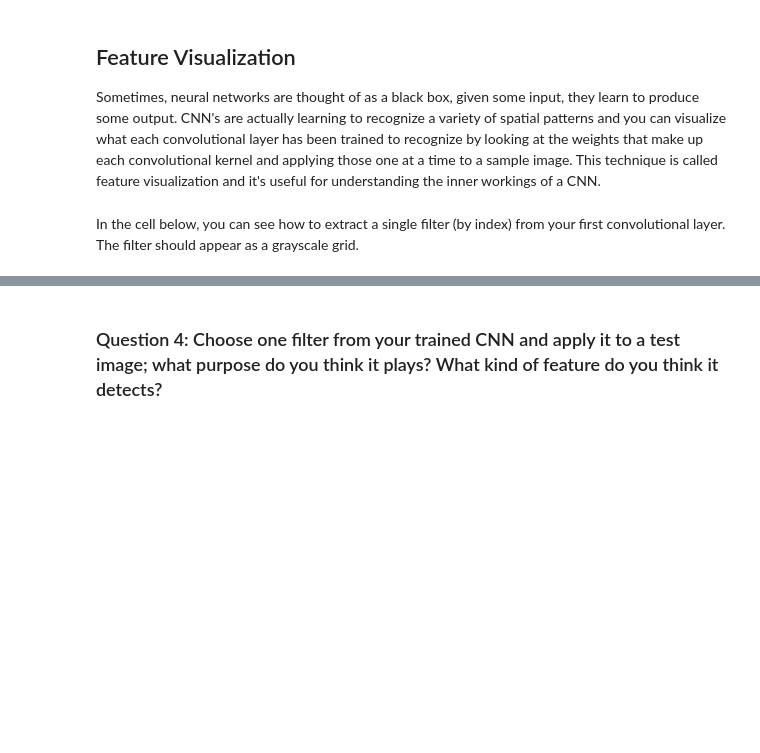
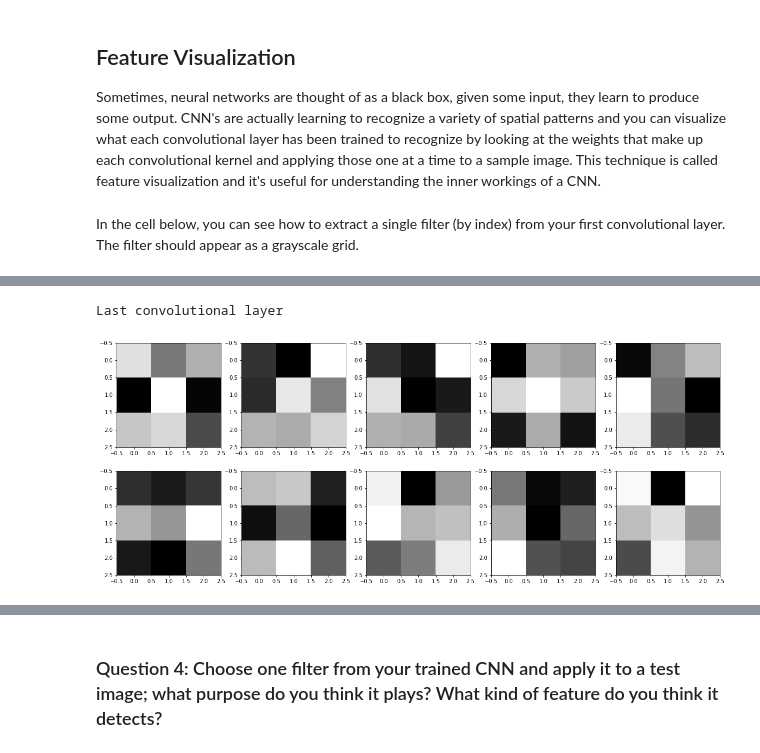
Before and after one commit to shubhra/facial-keypoint-detection, a Jupyter notebook: 2. Define the Network Architecture.ipynb, the cells around one changed output, grey strips where cells are left out. Saved outputs shown, nothing was run; the diff lists cells and outputs as text; code cells hidden in the pictures; blank space fills up the shorter version.

```diff
--- a/2. Define the Network Architecture.ipynb
+++ b/2. Define the Network Architecture.ipynb
@@ -529,3 +543,31 @@ plt.imshow(w[filter_index][0], cmap='gray')
+# %%
+# Get the weights in the LAST conv layer, "conv1"
+# if necessary, change this to reflect the name of your first conv layer
+weights5 = net.conv5.weight.data
+
+w = weights5.numpy()
+
+# filter_index = 9
+
+# print(w[filter_index][0])
+# print(w[filter_index][0].shape)
+
+# # display the filter weights
+# plt.imshow(w[filter_index][0], cmap='gray')
+
+# for 10 filters
+fig=plt.figure(figsize=(20, 8))
+columns = 5
+rows = 2
+for i in range(0, columns*rows):
+    fig.add_subplot(rows, columns, i+1)
+    plt.imshow(w[i][0], cmap='gray')
+
+print('Last convolutional layer')
+plt.show()
+# %% [output]
+Last convolutional layer
+[figure, added]
 # %% [markdown]
 ## Feature maps
 
```
Also changed, not shown: parts of 17 cells of this notebook, 1 other file.
